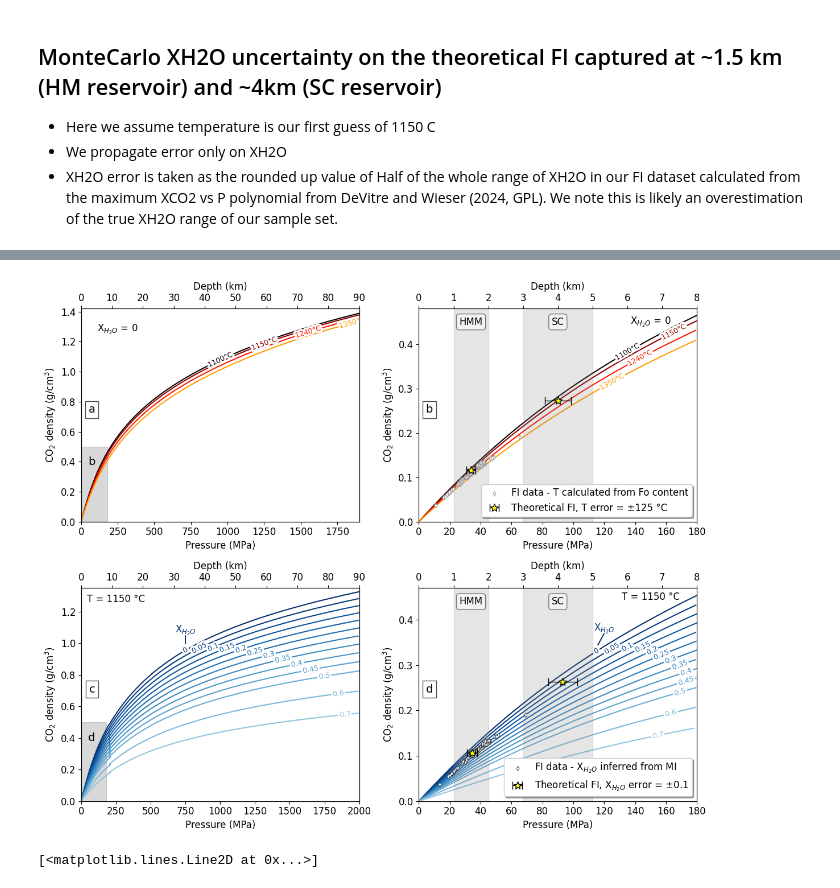
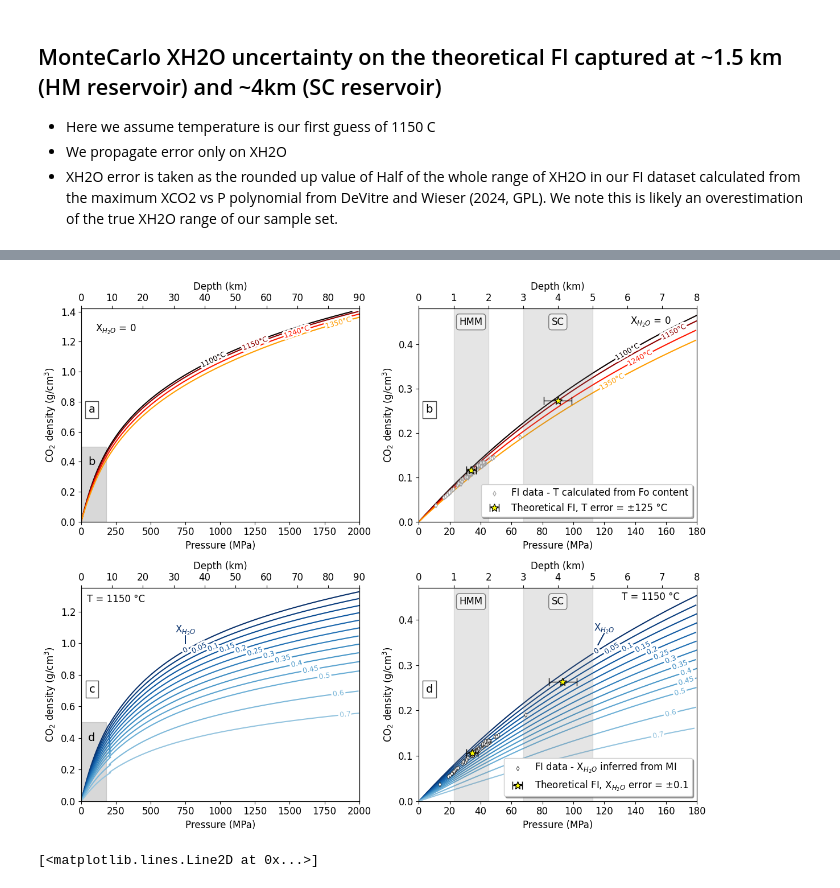
Before and after one commit to cljdevitre/2023_Kilauea-rapid-response-simulation, a Jupyter notebook: Data+notebooks/Fig1_plotting.ipynb, the cells around one changed output, grey strips where cells are left out. Cells and saved outputs as stored; diff of their text form; code cells hidden in the pictures.

```diff
--- a/Data+notebooks/Fig1_plotting.ipynb
+++ b/Data+notebooks/Fig1_plotting.ipynb
@@ -116,7 +116,7 @@ working on sample number 0
 - We calculate XH2O for our dataset using the polynomials presented in DeVitre and Wieser (2024, GPL), based on MI data for the 2018 LERZ eruption (Wieser et al., 2021)
 # %%
 ## import real FI data for plot
-real_data=pd.read_excel("P:\WORK-GENERAL\POSTDOC-UCB\BERKELEY-VIBE\Documents\Projects\RapidResponse\Submission files\Rebuttal\S2_SI_Dataset.xlsx",sheet_name="Final_Raman+SEM")
+real_data=pd.read_excel(r"C:\Users\charl\Documents\Python dev\2023_Kilauea-rapid-response-simulation\Data+notebooks\Sub_files\Re-submitted_JPET_042324\S2_SI_Dataset_revised.xlsx",sheet_name="Final_Raman+SEM")
 fi23=real_data[~(round(real_data['SO2_Diad_Ratio'],2)>0.22)].copy()
 fi23.drop(columns=['Unnamed: 0'], inplace=True)
 
@@ -143,11 +143,11 @@ print('Approximate XH2O at a depth of 1.5km based on preferred polynomial: ' + s
 print('\nApproximate CO2 density (g/cm3) at a depth of 4km with XH2O: ' + str(np.round((co2_dens_4km_XH2O),3)))
 print('Approximate CO2 density (g/cm3) at a depth of 1.5km with XH2O: ' + str(np.round((co2_dens_1km_XH2O),3)))
 
-print('\nMedian difference in true dataset between preferred XH2O and degassed XH2O: ' + str(np.round(np.median(fi23['XH2O_i5_av']-fi23['XH2O_i5_min']),3)))
-print('Median difference in true dataset between preferred XH2O and upper Kilauea limit XH2O: ' + str(np.round(np.median(fi23['XH2O_i5_max']-fi23['XH2O_i5_av']),3)))
-print('Half of the whole range of XH2O in our FI dataset calculated from the maximum XH2O-P polynomial: ' + str(np.round((max(fi23['XH2O_i5_max'])-min(fi23['XH2O_i5_max']))/2,3)))
+print('\nMedian difference in true dataset between preferred XH2O and degassed XH2O: ' + str(np.round(np.median(fi23['XH2O_iteration5_av']-fi23['XH2O_iteration5_min']),3)))
+print('Median difference in true dataset between preferred XH2O and upper Kilauea limit XH2O: ' + str(np.round(np.median(fi23['XH2O_iteration5_max']-fi23['XH2O_iteration5_av']),3)))
+print('Half of the whole range of XH2O in our FI dataset calculated from the maximum XH2O-P polynomial: ' + str(np.round((max(fi23['XH2O_iteration5_max'])-min(fi23['XH2O_iteration5_max']))/2,3)))
 
-XH2O_error=np.round((max(fi23['XH2O_i5_max'])-min(fi23['XH2O_i5_max']))/2,1)
+XH2O_error=np.round((max(fi23['XH2O_iteration5_max'])-min(fi23['XH2O_iteration5_max']))/2,1)
 
 print('We round up to +-'+str(XH2O_error)+' as the maximum XH2O uncertainty for our FI dataset')
 # %% [output]
@@ -248,7 +256,7 @@ ax1.set_ylabel('CO$_2$ density (g/cm$^3$)')
 
 ax1.set_ylim(np.round([min(P_values_SW96[0]['CO2_dens_gcm3'][P_values_SW96[0]['Pressure (MPa)'].between(min_P_ax1,max_P_ax1)]),max(P_values_SW96[0]['CO2_dens_gcm3'][P_values_SW96[0]['Pressure (MPa)'].between(min_P_ax1,max_P_ax1)])+0.02],2))
 
-ax1.set_xlim(np.round([min(P_values_SW96[0]['Pressure (MPa)'][P_values_SW96[0]['Pressure (MPa)'].between(min_P_ax1,max_P_ax1)]),max(P_values_SW96[0]['Pressure (MPa)'][P_values_SW96[0]['Pressure (MPa)'].between(min_P_ax1,max_P_ax1)])],-2))
+ax1.set_xlim(np.round([min(P_values_SW96[0]['Pressure (MPa)'][P_values_SW96[0]['Pressure (MPa)'].between(min_P_ax1,max_P_ax1)]),max(P_values_SW96[0]['Pressure (MPa)'][P_values_SW96[0]['Pressure (MPa)'].between(min_P_ax1,max_P_ax1)])],-3))
 ax2.set_xlim(np.round([min(P_values_SW96[0]['Depth (km)'][P_values_SW96[0]['Pressure (MPa)'].between(min_P_ax1,max_P_ax1)]),max(P_values_SW96[0]['Depth (km)'][P_values_SW96[0]['Pressure (MPa)'].between(min_P_ax1,max_P_ax1)])],-1))
 
 
@@ -388,36 +396,36 @@ ax8.set_xlim(np.round([min(P_values_XH2O[0]['Depth (km)'][P_values_XH2O[0]['Pres
 ax8.fill_between([1, 2], ylims_ax6[0],ylims_ax6[1], color='gray', alpha=0.2, zorder=-1)
 ax8.fill_between([3, 5], ylims_ax6[0],ylims_ax6[1], color='gray', alpha=0.2, zorder=-1)
 
 m=65
 labelLines(ax7.get_lines(), zorder=3, xvals=[max_P_ax2-m, max_P_ax2-m+10, max_P_ax2-m+20,max_P_ax2-m+30,max_P_ax2-m+36,max_P_ax2-m+42,max_P_ax2-m+48,max_P_ax2-m+54,max_P_ax2-m+58,max_P_ax2-m+58,max_P_ax2-m+54,max_P_ax2-m+48,max_P_ax2-m+40,max_P_ax2-m+32], fontsize=9)
 
 # Add reservoir indicator boxes within the filled areas
 ax8.text(1.5, maxrho-0.06, 'HMM', ha='center', va='center', bbox=dict(facecolor='white', alpha=0.5,boxstyle='round'),zorder=2)
 ax8.text(4, maxrho-0.06, 'SC', ha='center', va='center', bbox=dict(facecolor='white', alpha=0.5,boxstyle='round'),zorder=2)
 
-sc3=ax7.scatter(fi23['P_kbar_mixCO2_DZ06_Hloss_i5_av']*100,fi23['CO2_dens_gcm3'],zorder=3,marker='d',color='white', edgecolor='k',s=18,linewidths=0.5,label='FI - XH2O inferred from MI')
-sc4=ax8.errorbar(MC_P_starFI_XH2O['Mean_MC_D_km'],MC_P_starFI_XH2O['CO2_dens_gcm3'],xerr=MC_P_starFI_XH2O['std_dev_MC_D_km'],fmt='*',zorder=3,markersize=10,ecolor='k',capsize=5,mfc='yellow',mec='k',elinewidth=1,label='Theoretical FI, error XH2O = ±0.1')
+sc3=ax7.scatter(fi23['P_kbar_mixCO2_DZ06_Hloss_iteration5_av']*100,fi23['CO2_dens_gcm3'],zorder=3,marker='d',color='white', edgecolor='k',s=18,linewidths=0.5,label='FI - XH2O inferred from MI')
+sc4=ax8.errorbar(MC_P_starFI_XH2O['Mean_MC_D_km'],MC_P_starFI_XH2O['CO2_dens_gcm3_input'],xerr=MC_P_starFI_XH2O['std_dev_MC_D_km'],fmt='*',zorder=3,markersize=10,ecolor='k',capsize=5,mfc='yellow',mec='k',elinewidth=1,label='Theoretical FI, error XH2O = ±0.1')
 
 
 ax7.text(0.05, 0.50, 'd', transform=ax7.transAxes, fontsize=14, va='bottom', ha='right',bbox=bbox_props)
 
 ax7.text(150, maxrho-0.05, 'T = 1150 °C', ha='center', va='center',zorder=2,color = 'k')
 
 ax7.text(120, maxrho-0.12, 'X$_{H_2O}$', ha='center', va='center',zorder=2,color = colors_XH2O[0],fontsize=12)
 ax7.arrow(120, maxrho-0.13, -4, -0.025, color=colors_XH2O[0])
 
 
 ax4.legend([sc1, sc2],  ['FI data - T calculated from Fo content','Theoretical FI, T error = ±125 °C'], loc='lower right',fancybox=True, shadow=True)
 ax8.legend([sc3, sc4],  ['FI data - X$_{H_2O}$ inferred from MI','Theoretical FI, X$_{H_2O}$ error = ±0.1'], loc='lower right',fancybox=True, shadow=True)
 
 fig.tight_layout()
 
 plt.show()
 plt.rcParams["pdf.fonttype"]=42
 fig.savefig(os.getcwd()+'/'+'Figures\Fig1_new_Tsensitivity.pdf')
 fig.savefig(os.getcwd()+'/'+'Figures\Fig1_new_Tsensitivity.png',dpi=300)
 # %% [output]
-[figure, old version]
+[figure, new version]
 # %%
 Pcorr=P_values_XH2O[0].copy()
 
```
Also changed, not shown: parts of 3 cells of this notebook, 17 other files.
